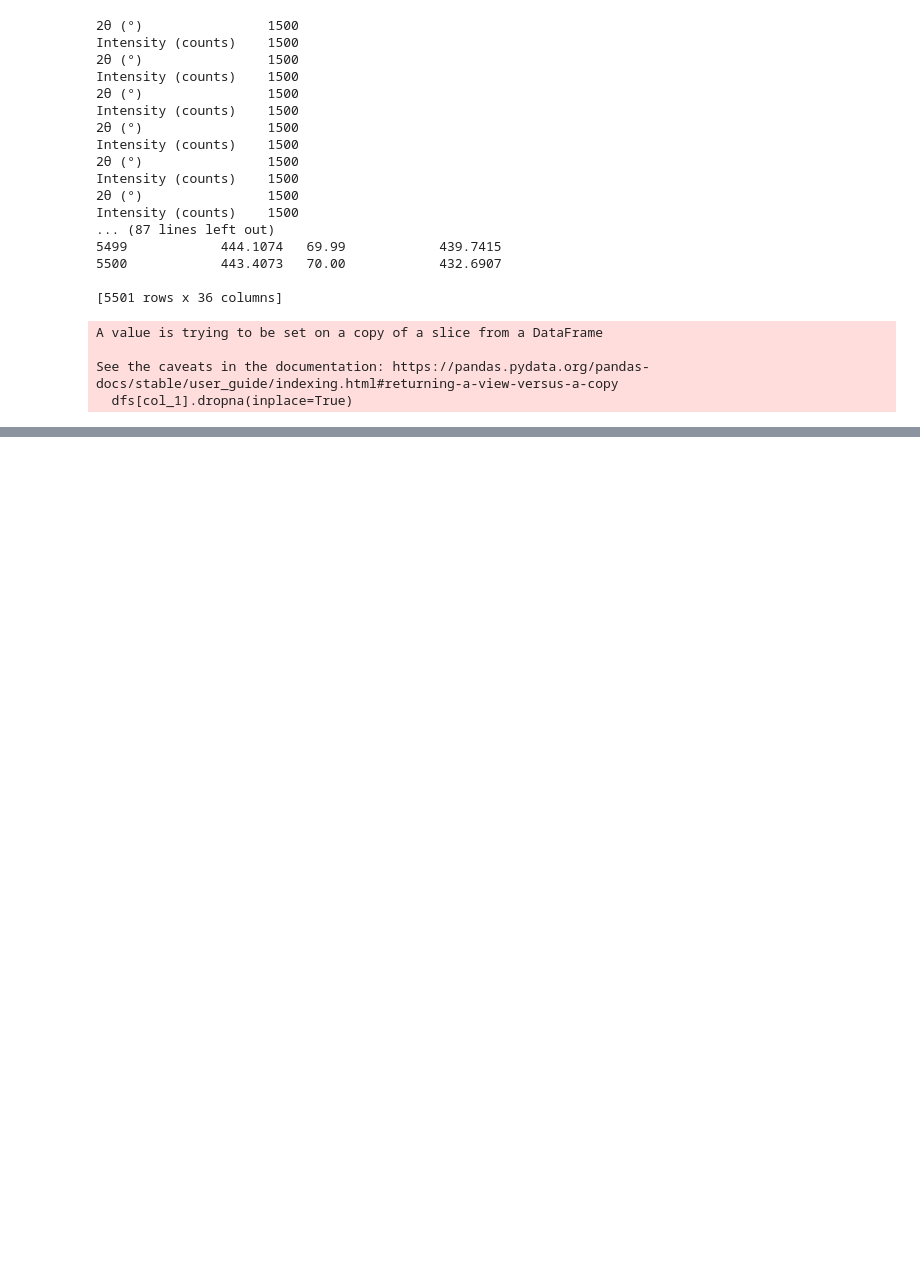
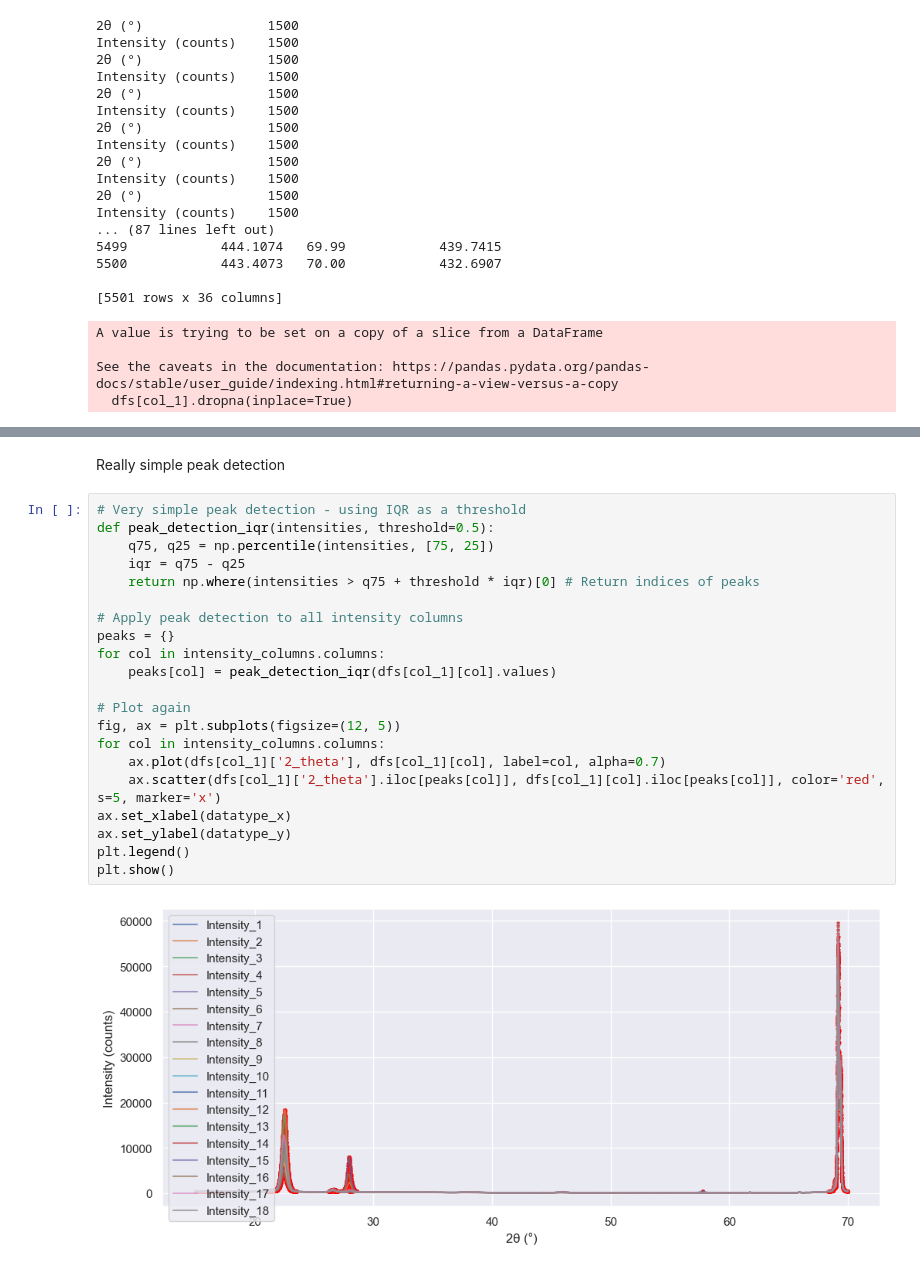
Before and after one commit to damiskov/AutoXRD, a Jupyter notebook: notebooks/experimental_data.ipynb, the cells around one changed output, grey strips where cells are left out. Saved outputs shown, nothing was run; the diff lists cells and outputs as text; blank space fills up the shorter version.

```diff
--- a/notebooks/experimental_data.ipynb
+++ b/notebooks/experimental_data.ipynb
@@ -126,0 +179,25 @@ Index([   0,    1,    2,    3,    4,    5,    6,    7,    8,    9,
+# %% [markdown]
+Really simple peak detection
+# %%
+# Very simple peak detection - using IQR as a threshold
+def peak_detection_iqr(intensities, threshold=0.5):
+    q75, q25 = np.percentile(intensities, [75, 25])
+    iqr = q75 - q25
+    return np.where(intensities > q75 + threshold * iqr)[0] # Return indices of peaks
+
+# Apply peak detection to all intensity columns
+peaks = {}
+for col in intensity_columns.columns:
+    peaks[col] = peak_detection_iqr(dfs[col_1][col].values)
+
+# Plot again
+fig, ax = plt.subplots(figsize=(12, 5))
+for col in intensity_columns.columns:
+    ax.plot(dfs[col_1]['2_theta'], dfs[col_1][col], label=col, alpha=0.7)
+    ax.scatter(dfs[col_1]['2_theta'].iloc[peaks[col]], dfs[col_1][col].iloc[peaks[col]], color='red', s=5, marker='x')
+ax.set_xlabel(datatype_x)
+ax.set_ylabel(datatype_y)
+plt.legend()
+plt.show()
+# %% [output]
+[figure, added]
```
Also changed, not shown: parts of 9 cells of this notebook, 8 other files.
